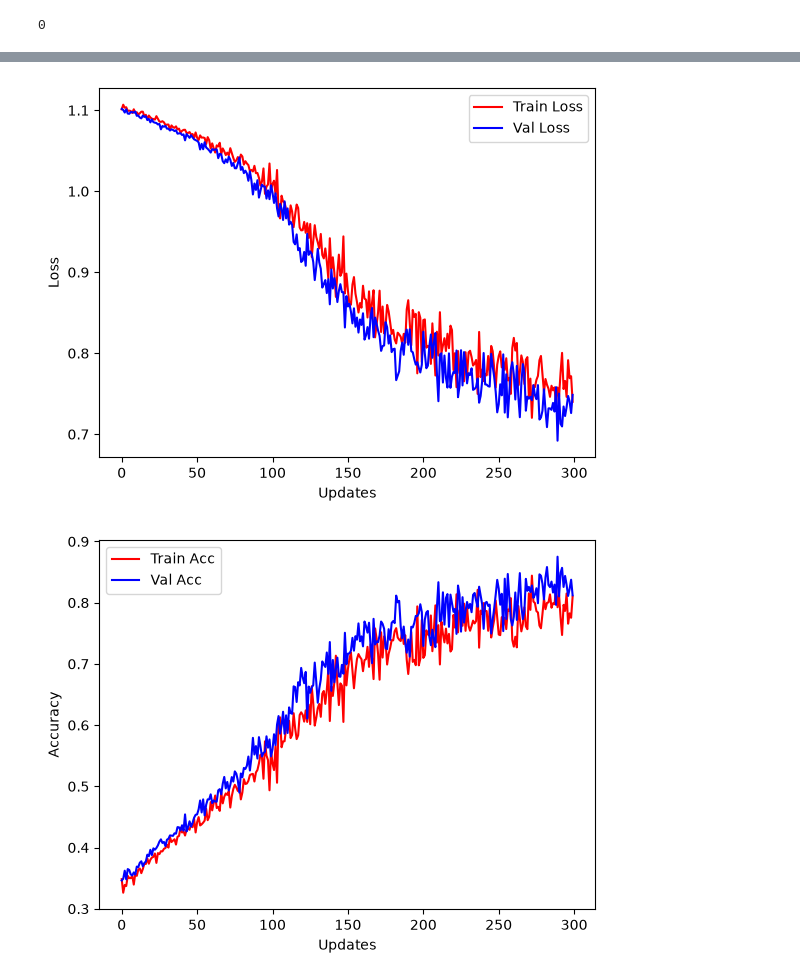
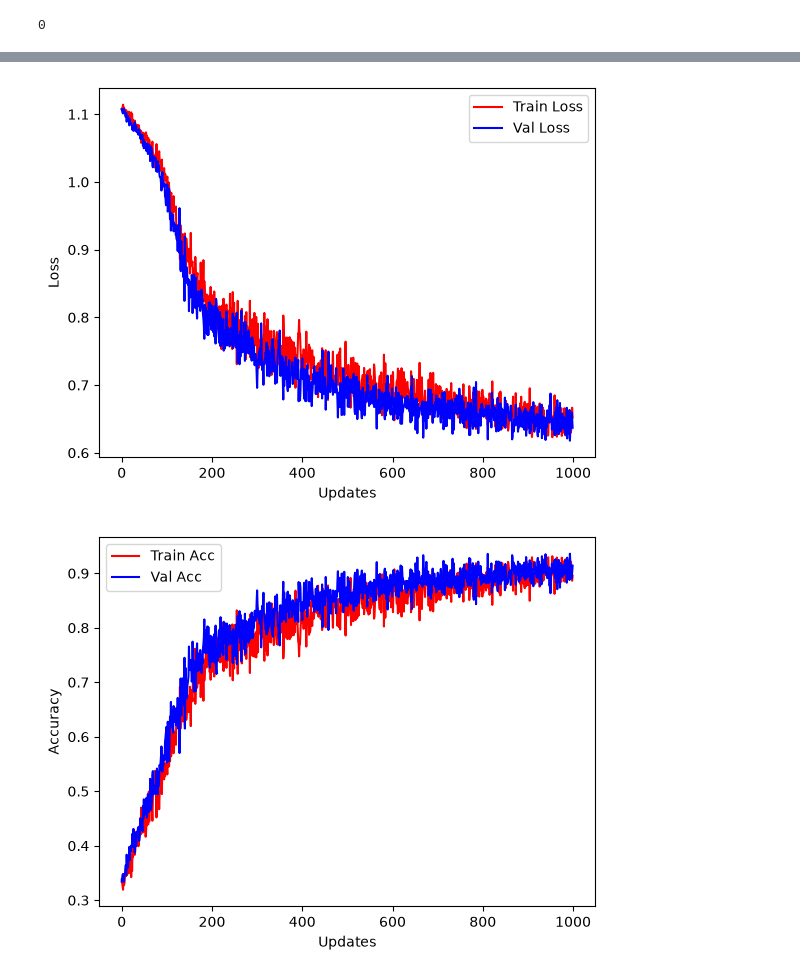
Before and after one commit to Jonasuno02/02456-autoregressive-project-41, a Jupyter notebook: notebooks/Jens_classifier_NicoTrans.ipynb, the cells around one changed output, grey strips where cells are left out. Drawn from its saved outputs; the diff is of its cells as text; code cells hidden in the pictures.

```diff
--- a/notebooks/Jens_classifier_NicoTrans.ipynb
+++ b/notebooks/Jens_classifier_NicoTrans.ipynb
@@ -302,7 +302,7 @@ train_loader = DataLoader(train_data, batch_size=batch_size_, shuffle=True)
 val_loader = DataLoader(val_data, batch_size=batch_size_, shuffle=True)
 size_of_traindata = len(train_data)
 num_epochs = int(np.floor(size_of_traindata/batch_size_))
-num_epochs = 400
+num_epochs = 1000
 #num_epochs =
 # store loss and accuracy for information
 train_losses, val_losses, train_accs, val_accs = [], [], [], []
@@ -404,5 +404,5 @@ Epoch 290, Train Cost: 0.746    Val Cost: 0.750  Val acc: 0.810
-[figure, old version]
+[figure, new version]
-[figure, old version]
+[figure, new version]
 # %%
 torch.save(model.state_dict(), 'classifierModel.pt')
 
```
Also changed, not shown: parts of 3 cells of this notebook, 1 other file.
